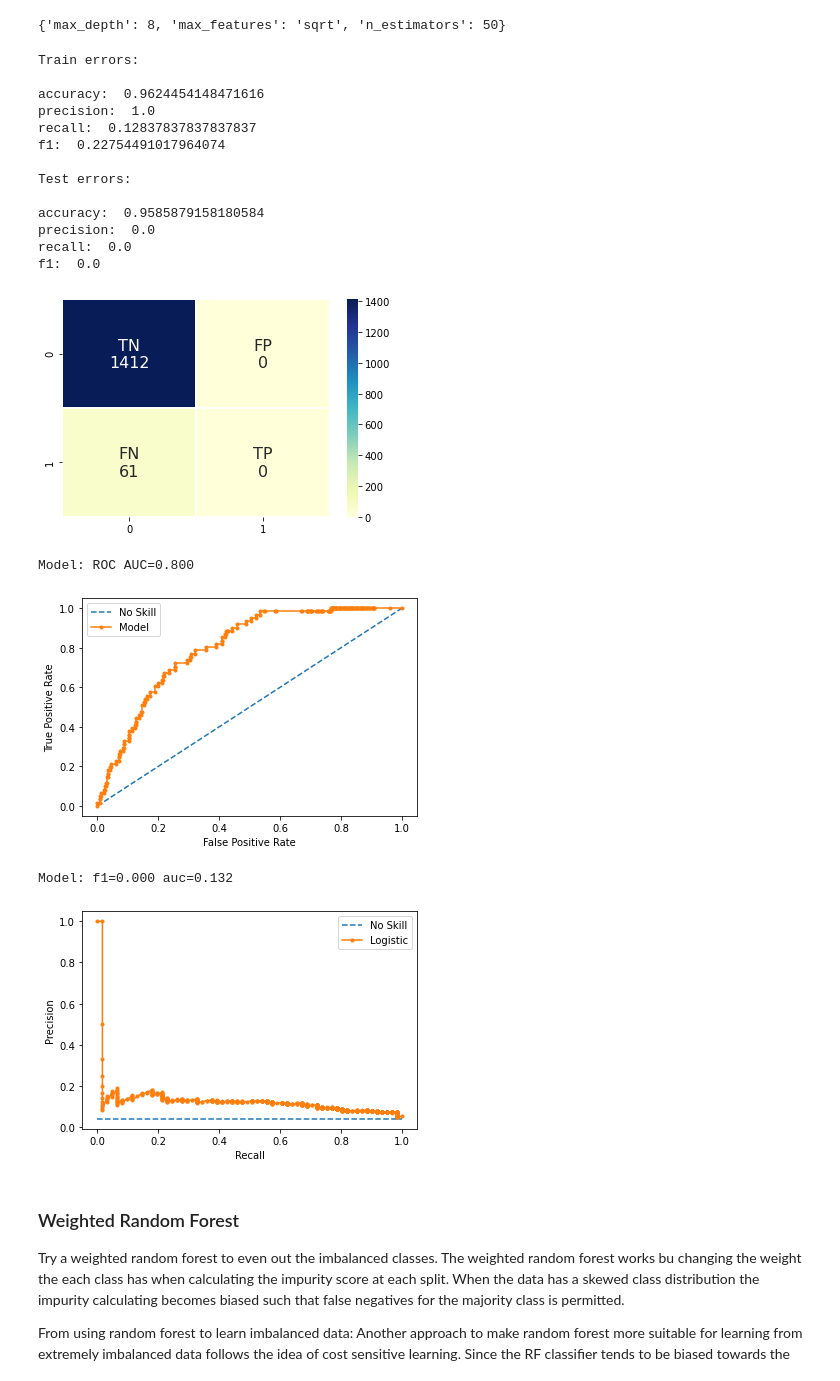
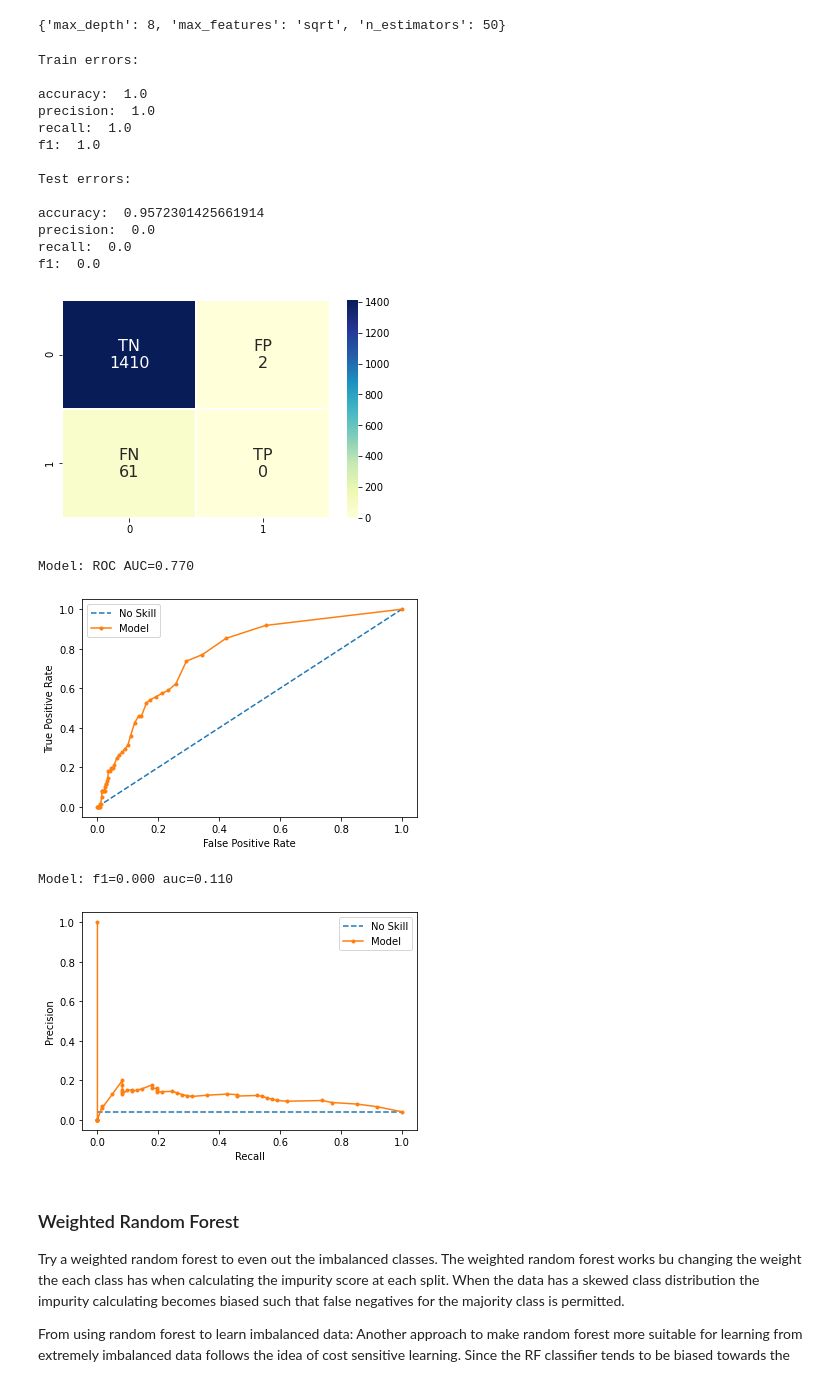
Before and after one commit to ebbeberge/stroke-classification, a Jupyter notebook: ensemble_methods.ipynb, the cells around one changed output. Cells and saved outputs as stored; diff of their text form; code cells hidden in the pictures.

```diff
--- a/ensemble_methods.ipynb
+++ b/ensemble_methods.ipynb
@@ -299,36 +306,37 @@ warnings.filterwarnings('always')
 # %% [output]
 {'max_depth': 8, 'max_features': 'sqrt', 'n_estimators': 50}
 # %%
-rf = RandomForestClassifier(**best_params)
+#rf = RandomForestClassifier(**best_params)
+rf = RandomForestClassifier(random_state = 41)
 rf_fit = rf.fit(x_train, y_train)
 
 train_error(model_fit = rf_fit)
 test_error(model_fit = rf_fit)
 # %% [output]
 Train errors:
 
-accuracy:  0.9624454148471616
+accuracy:  1.0
 precision:  1.0
-recall:  0.12837837837837837
-f1:  0.22754491017964074
+recall:  1.0
+f1:  1.0
 
 Test errors:
 
-accuracy:  0.9585879158180584
+accuracy:  0.9572301425661914
 precision:  0.0
 recall:  0.0
 f1:  0.0
-[figure, old version]
+[figure, new version]
 # %%
 roc(model_fit = rf_fit, x_test = x_test, y_test = y_test)
 # %% [output]
-Model: ROC AUC=0.800
+Model: ROC AUC=0.770
-[figure, old version]
+[figure, new version]
 # %%
 precision_recall(model_fit = rf_fit, x_test = x_test, y_test = y_test)
 # %% [output]
-Model: f1=0.000 auc=0.132
+Model: f1=0.000 auc=0.110
-[figure, old version]
+[figure, new version]
 # %% [markdown]
 ### Weighted Random Forest
 
```
Also changed, not shown: parts of 16 cells of this notebook.
